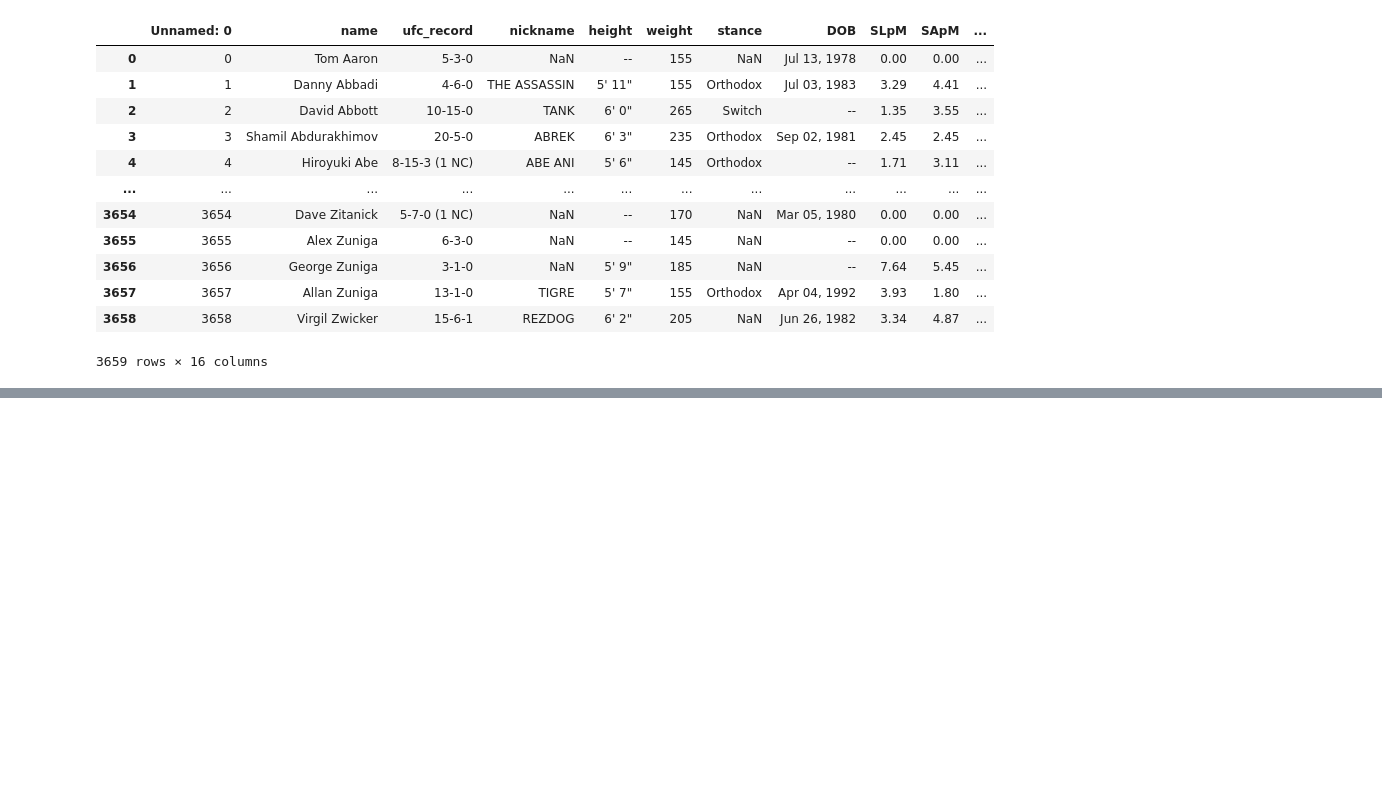
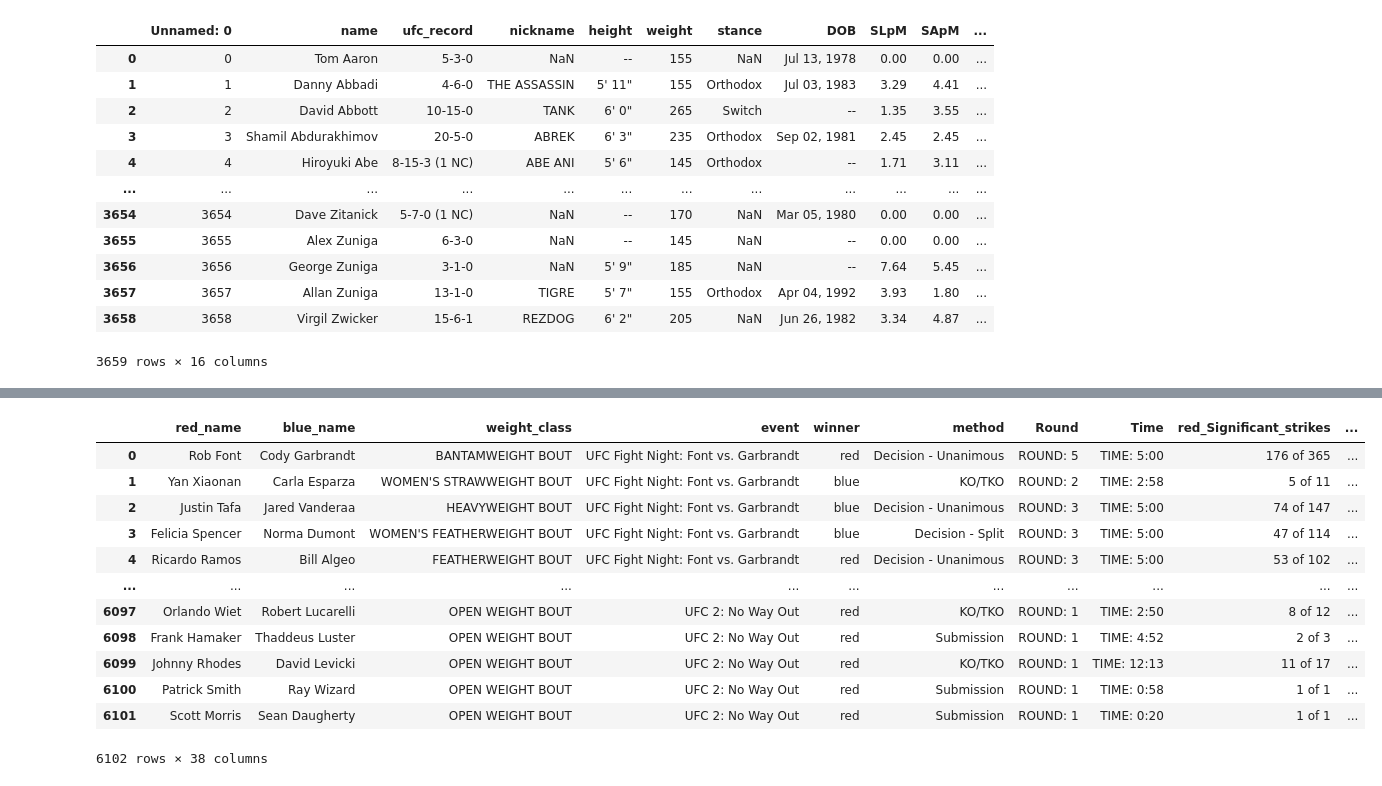
Before and after one commit to a925sw/ufc_stats, a Jupyter notebook: merging_and_cleaning.ipynb, the cells around one changed output, grey strips where cells are left out. Cells and saved outputs as stored; diff of their text form; code cells hidden in the pictures; blank space fills up the shorter version.

```diff
--- a/merging_and_cleaning.ipynb
+++ b/merging_and_cleaning.ipynb
@@ -82,3 +100,20 @@ fight_df.sample(30)
+# %%
+fight_df = fight_df.merge(event_df, on="event")
+fight_df
+# %% [output]
+|  | red_name | blue_name | weight_class | event | winner | method | Round | Time | red_Significant_strikes | ... |
+| 0 | Rob Font | Cody Garbrandt | BANTAMWEIGHT BOUT | UFC Fight Night: Font vs. Garbrandt | red | Decision - Unanimous | ROUND: 5 | TIME: 5:00 | 176 of 365 | ... |
+| 1 | Yan Xiaonan | Carla Esparza | WOMEN'S STRAWWEIGHT BOUT | UFC Fight Night: Font vs. Garbrandt | blue | KO/TKO | ROUND: 2 | TIME: 2:58 | 5 of 11 | ... |
+| 2 | Justin Tafa | Jared Vanderaa | HEAVYWEIGHT BOUT | UFC Fight Night: Font vs. Garbrandt | blue | Decision - Unanimous | ROUND: 3 | TIME: 5:00 | 74 of 147 | ... |
+| 3 | Felicia Spencer | Norma Dumont | WOMEN'S FEATHERWEIGHT BOUT | UFC Fight Night: Font vs. Garbrandt | blue | Decision - Split | ROUND: 3 | TIME: 5:00 | 47 of 114 | ... |
+| 4 | Ricardo Ramos | Bill Algeo | FEATHERWEIGHT BOUT | UFC Fight Night: Font vs. Garbrandt | red | Decision - Unanimous | ROUND: 3 | TIME: 5:00 | 53 of 102 | ... |
+| ... | ... | ... | ... | ... | ... | ... | ... | ... | ... | ... |
+| 6097 | Orlando Wiet | Robert Lucarelli | OPEN WEIGHT BOUT | UFC 2: No Way Out | red | KO/TKO | ROUND: 1 | TIME: 2:50 | 8 of 12 | ... |
+| 6098 | Frank Hamaker | Thaddeus Luster | OPEN WEIGHT BOUT | UFC 2: No Way Out | red | Submission | ROUND: 1 | TIME: 4:52 | 2 of 3 | ... |
+| 6099 | Johnny Rhodes | David Levicki | OPEN WEIGHT BOUT | UFC 2: No Way Out | red | KO/TKO | ROUND: 1 | TIME: 12:13 | 11 of 17 | ... |
+| 6100 | Patrick Smith | Ray Wizard | OPEN WEIGHT BOUT | UFC 2: No Way Out | red | Submission | ROUND: 1 | TIME: 0:58 | 1 of 1 | ... |
+| 6101 | Scott Morris | Sean Daugherty | OPEN WEIGHT BOUT | UFC 2: No Way Out | red | Submission | ROUND: 1 | TIME: 0:20 | 1 of 1 | ... |
+6102 rows × 38 columns
 # %%
 fight_df["Round"] = fight_df["Round"].str.strip("ROUND: ")
 fight_df["Time"] = fight_df["Time"].str.strip("TIME: ")
```
Also changed, not shown: parts of 10 cells of this notebook, 6 other files.
